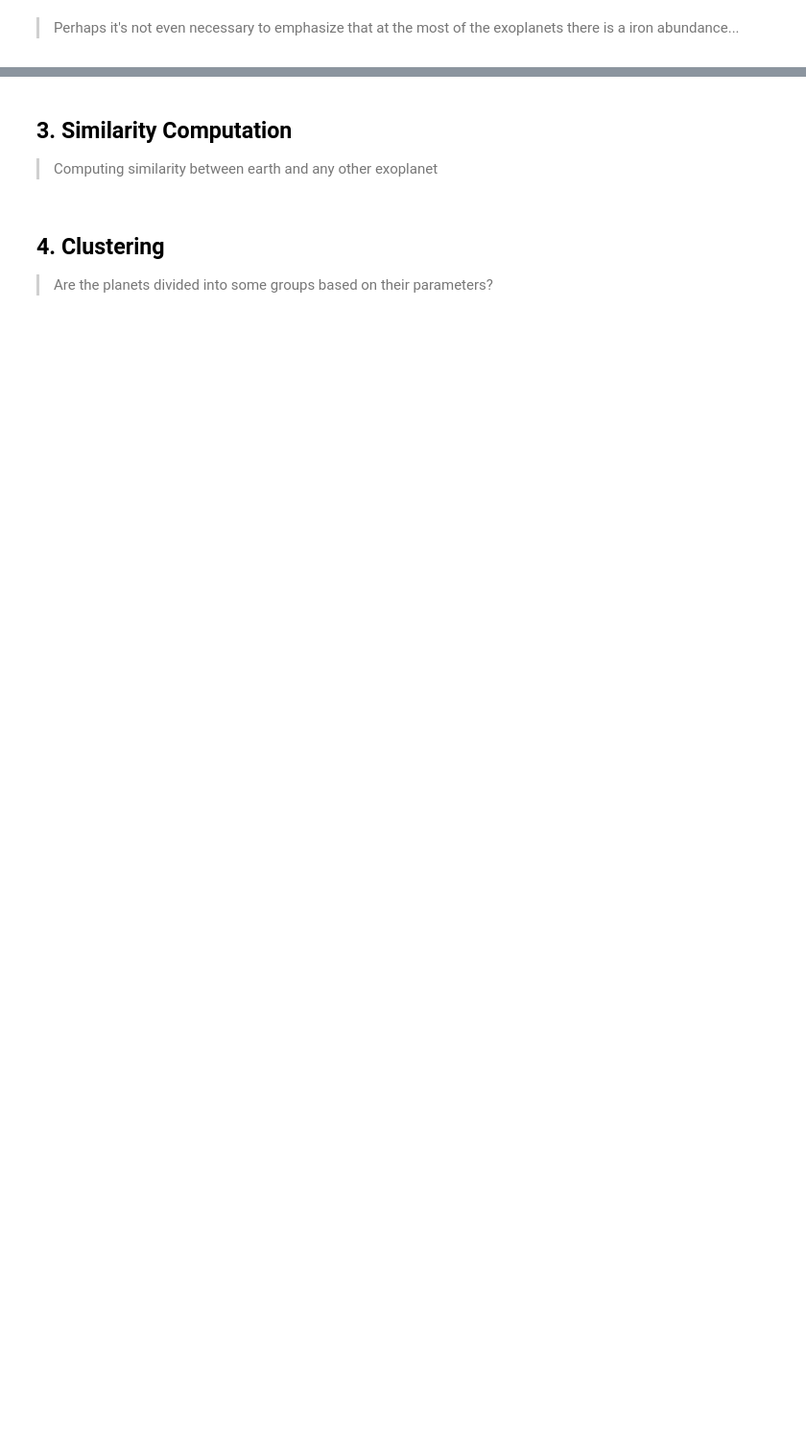
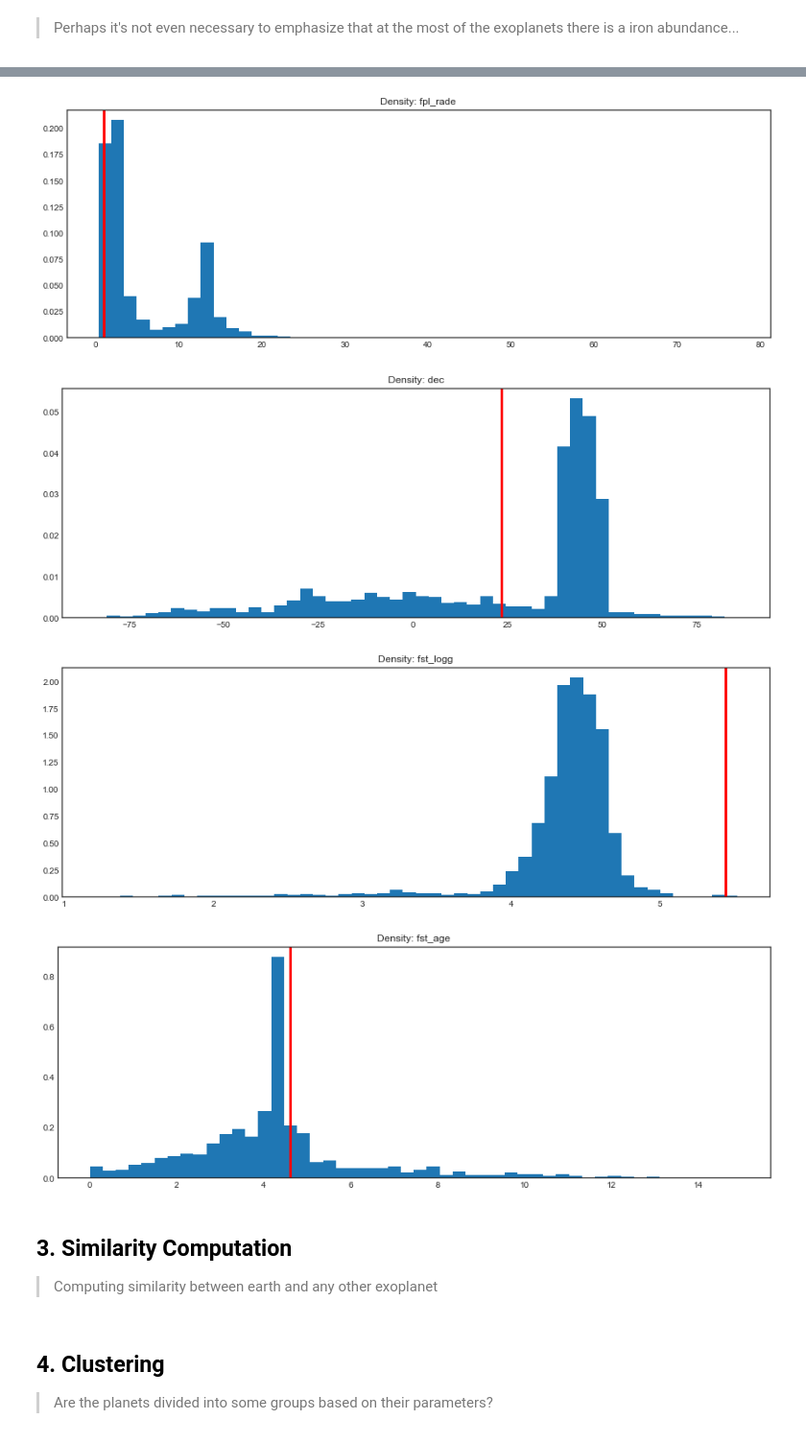
Before and after one commit to Tchoum-NG/data_science_project_2019, a Jupyter notebook: preprocessing/preprocessing.ipynb, the cells around one changed output, grey strips where cells are left out. Shown at 96% size. Saved outputs shown, nothing was run; the diff lists cells and outputs as text; code cells hidden in the pictures; blank space fills up the shorter version.

Commit message:
Interesting density

```diff
--- a/preprocessing/preprocessing.ipynb
+++ b/preprocessing/preprocessing.ipynb
@@ -219,3 +223,19 @@ In fst_metration (metal abundance):
+# %%
+def displayDensity(data, earth):
+    fig, ax = plt.subplots(figsize=(15,5))
+    ax.set_title("Density: {}".format(data.name))
+    ax.hist(data, density=True, bins=50)
+    ax.axvline(earth, color="red", label="Earth", linewidth=3)
+
+int_dist = ["fpl_rade", "dec", "fst_logg", "fst_age"] # interesting columns
+
+for col in int_dist:
+    displayDensity(df_vis[col], df_vis.loc[0, col])
+# %% [output]
+[figure, added]
+[figure, added]
+[figure, added]
+[figure, added]
 # %% [markdown]
 ## 3. Similarity Computation
 > Computing similarity between earth and any other exoplanet
```
Also changed, not shown: parts of 5 cells of this notebook.
